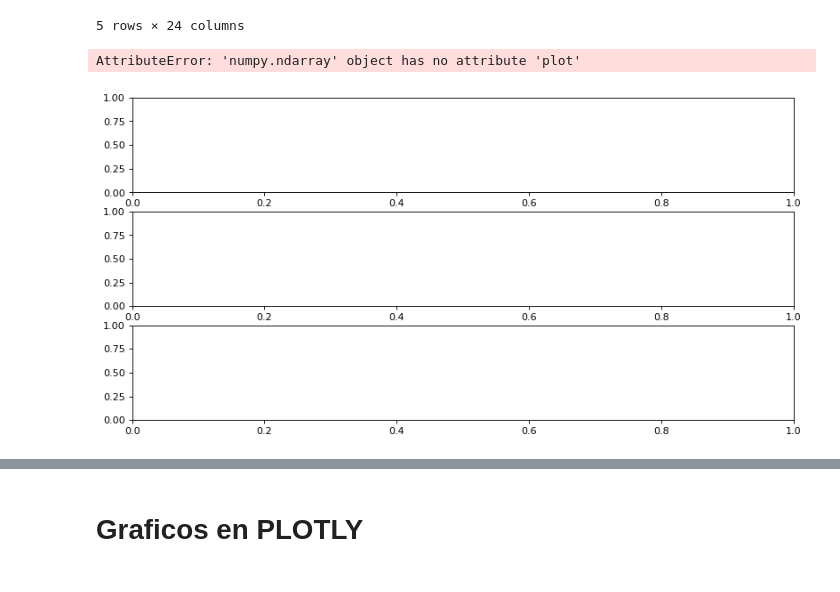
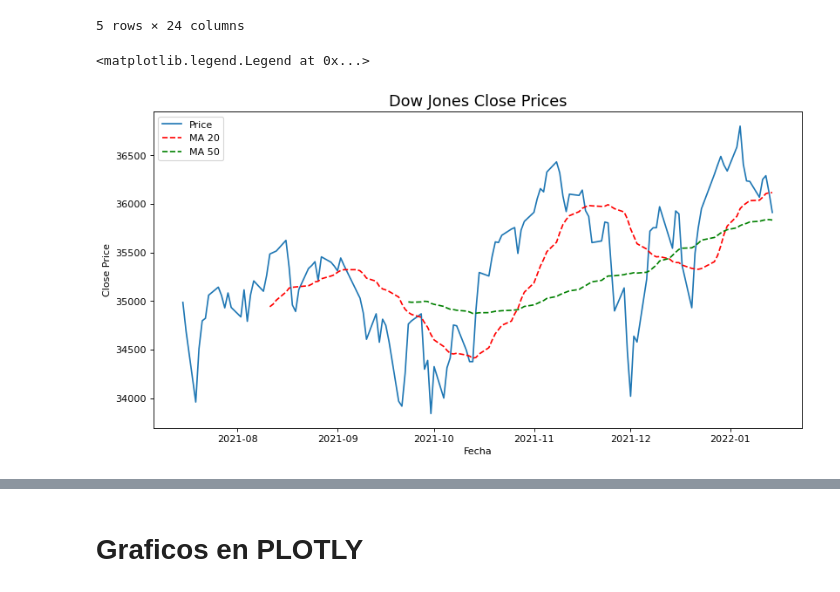
Before and after one commit to ijarpa/ijarpa, a Jupyter notebook: 6_Python_finances/Mercados_USA.ipynb, the cells around one changed output, grey strips where cells are left out. Cells and saved outputs as stored; diff of their text form; code cells hidden in the pictures.

```diff
--- a/6_Python_finances/Mercados_USA.ipynb
+++ b/6_Python_finances/Mercados_USA.ipynb
@@ -129,13 +129,15 @@ data_mercados.head()
 | 2021-07-20 | 34511.988281 | 4323.060059 | 14498.879883 | 34511.988281 | 4323.060059 | 14498.879883 | 34621.789062 | 4336.839844 | 14555.750000 | 33981.789062 | ... | ... |
 | 2021-07-21 | 34798.000000 | 4358.689941 | 14631.950195 | 34798.000000 | 4358.689941 | 14631.950195 | 34820.238281 | 4359.700195 | 14633.139648 | 34556.960938 | ... | ... |
 5 rows × 24 columns
-# %%
-fig, ax = plt.subplots(3,1, figsize=(12,6), sharey=True, dpi=80)
-
-
-ax[0].plot(data_mercados.Close['^DJI'])
-ax[1].plot(data_mercados.Close['^GSPC'])
-ax[2].plot(data_mercados.Close['^IXIC'])
-# %% [output]
-AttributeError: 'numpy.ndarray' object has no attribute 'plot'
-[figure, removed]
+# %%
+plt.figure(figsize=(12,6),dpi=80)
+plt.plot(data_mercados.Close['^DJI'])
+plt.plot(data_mercados.MA_20_DJ, 'r--')
+plt.plot(data_mercados.MA_50_DJ, 'g--')
+plt.title('Dow Jones Close Prices', fontsize=16)
+plt.xlabel('Fecha')
+plt.ylabel('Close Price')
+plt.legend(['Price', 'MA 20', 'MA 50'])
+# %% [output]
+<matplotlib.legend.Legend at 0x...>
+[figure, added]
```
Also changed, not shown: parts of 2 cells of this notebook, 1 other file.
